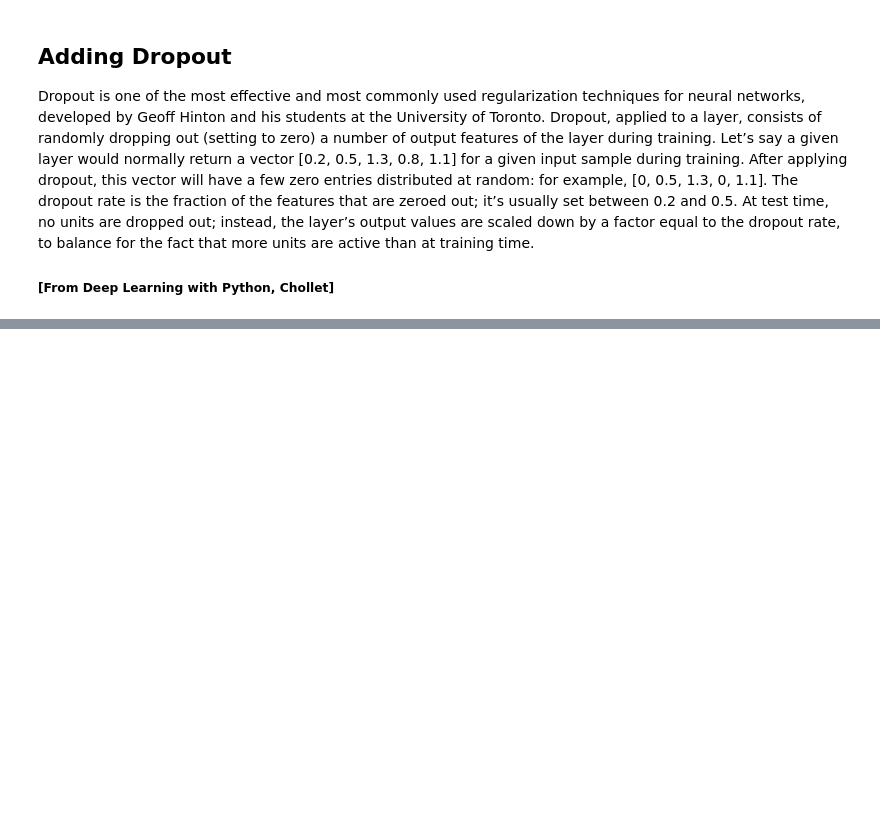
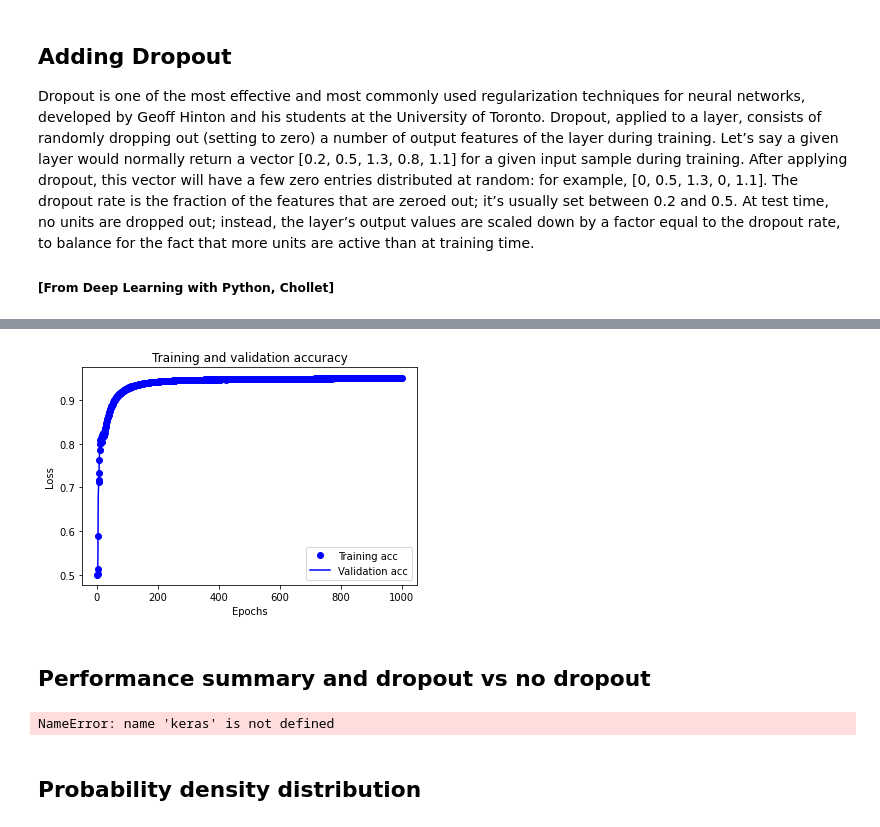
Before and after one commit to chiarabadiali/comp_scatt_ML, a Jupyter notebook: notebooks/Comp_Scatt_NeuralNetwork_Classification.ipynb, the cells around one changed output, grey strips where cells are left out. Saved outputs shown, nothing was run; the diff lists cells and outputs as text; code cells hidden in the pictures; blank space fills up the shorter version.

```diff
--- a/notebooks/Comp_Scatt_NeuralNetwork_Classification.ipynb
+++ b/notebooks/Comp_Scatt_NeuralNetwork_Classification.ipynb
@@ -238,0 +190,12 @@ plt.show()
+# %%
+def build_model() :
+    model = models.Sequential()
+    model.add (layers.Dense (16 , activation = "relu" , input_shape = x.shape))
+    model.add (layers.Dense (16, activation = "relu"))
+    model.add (layers.Dense (1 , activation = "sigmoid"))
+    model.compile(optimizer = "adam" , loss = "binary_crossentropy" , metrics =["accuracy"])
+    return model
+# %%
+model = build_model ()
+history = model.fit ( x_train, y_train, epochs = 1000, batch_size = 10000 , validation_data = (x_val, y_val) )
+model.save("../models/classifier/{}_nodropout.csv".format(n))
@@ -238,0 +252,23 @@ plt.show()
+# %%
+plt.clf()   # clear figure
+
+accuracy = history.history['accuracy']
+val_accuracy = history.history['val_accuracy']
+
+plt.plot(epochs, accuracy, 'bo', label='Training acc')
+plt.plot(epochs, val_accuracy, 'b', label='Validation acc')
+plt.title('Training and validation accuracy')
+plt.xlabel('Epochs')
+plt.ylabel('Loss')
+plt.legend()
+
+plt.show()
+# %% [output]
+[figure, added]
+# %% [markdown]
+## Performance summary and dropout vs no dropout
+# %%
+class_dropout = keras.models.load_model('../models/classifier/{}_dropout.h5'.format(n))
+class_nodropout = keras.models.load_model('../models/classifier/{}_nodropout.h5'.format(n))
+# %% [output]
+NameError: name 'keras' is not defined
@@ -238,0 +281,2 @@ plt.show()
+# %% [markdown]
+## Probability density distribution
```
Also changed, not shown: parts of 21 cells of this notebook.
